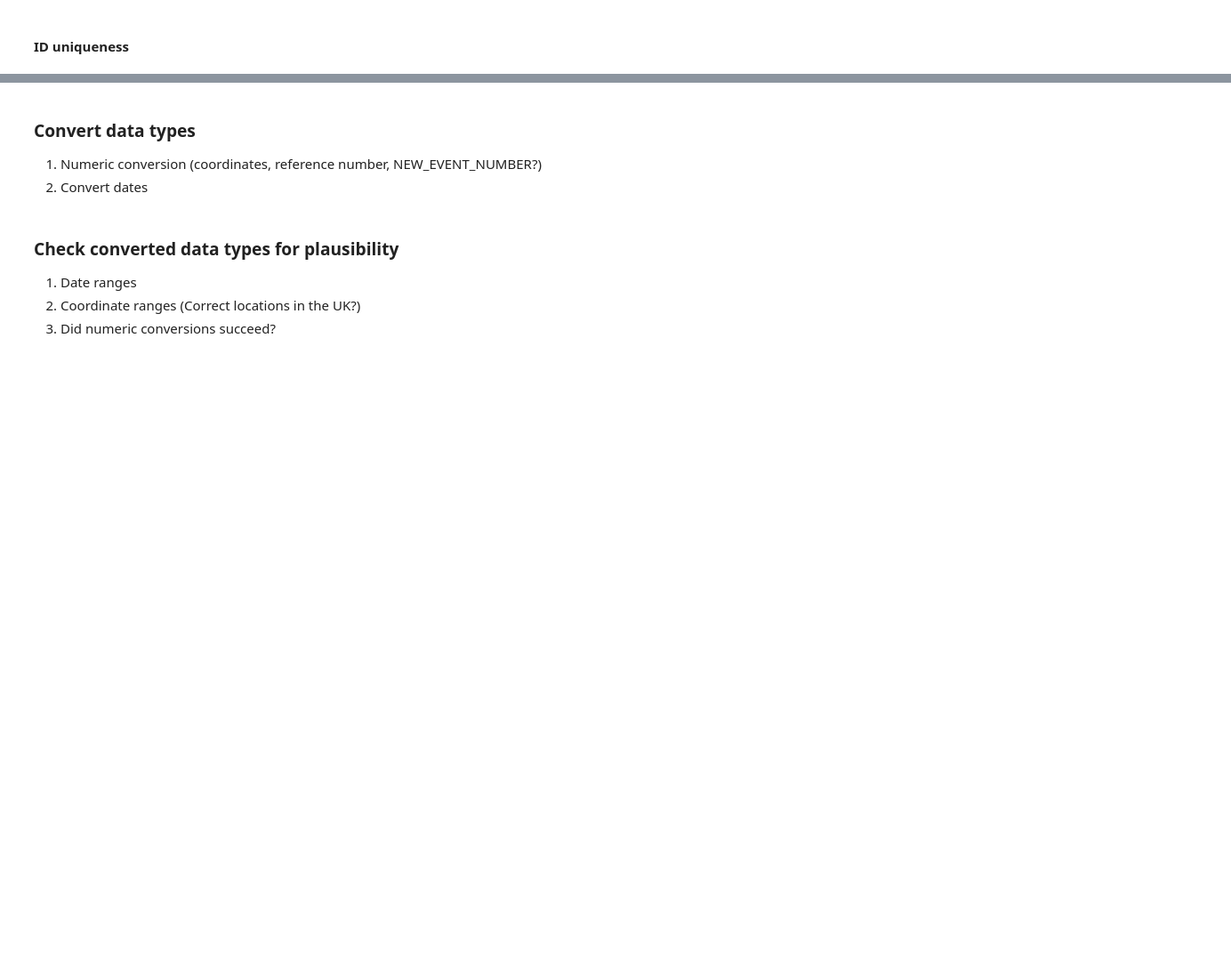
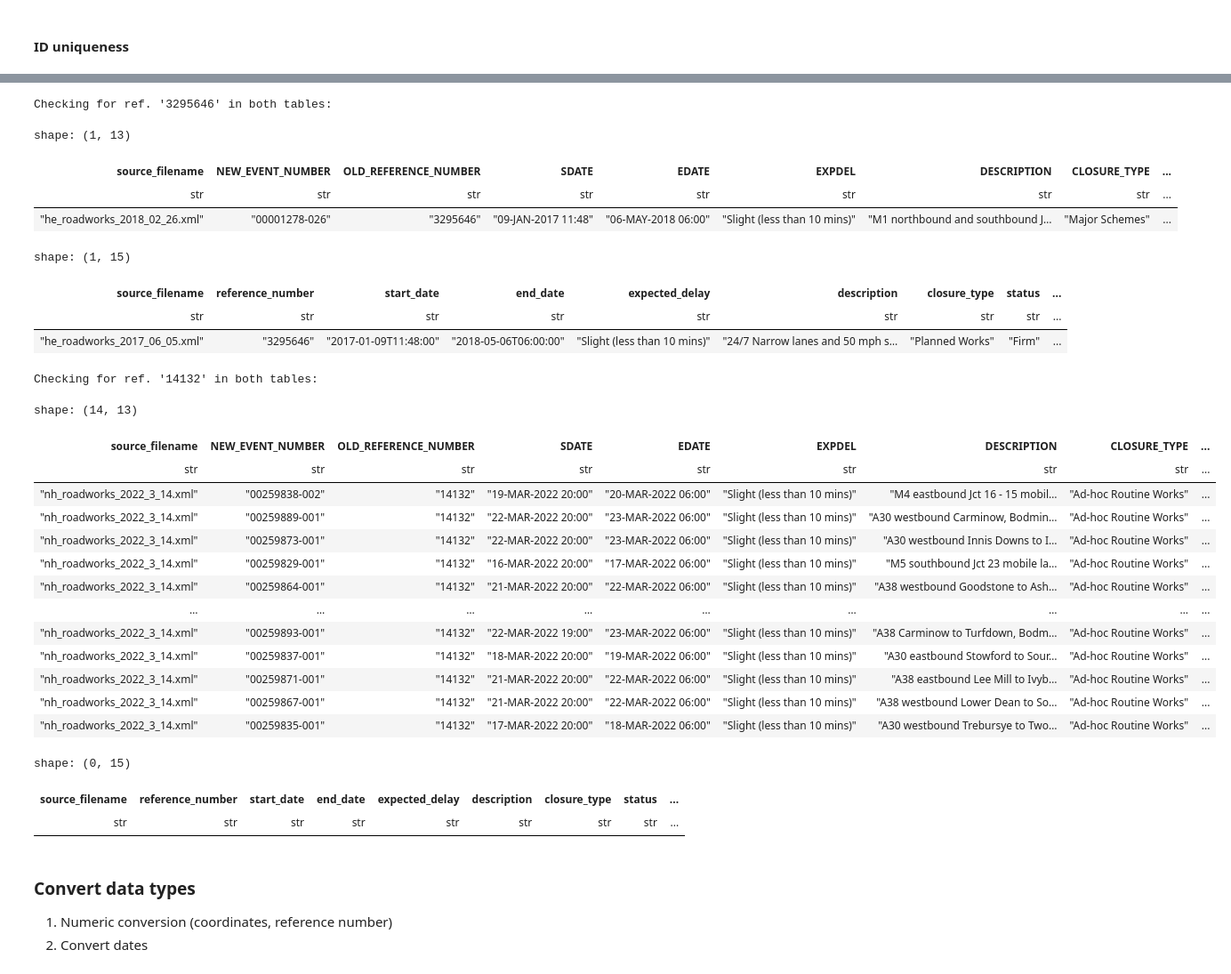
Before and after one commit to FlorisRX/UK_roadworks_XML_pipeline, a Jupyter notebook: data_exploration.ipynb, the cells around one changed output, grey strips where cells are left out. Shown at 89% size. Cells and saved outputs as stored; diff of their text form; code cells hidden in the pictures; blank space fills up the shorter version.

```diff
--- a/data_exploration.ipynb
+++ b/data_exploration.ipynb
@@ -939,10 +949,4 @@ Connection successful.
 # %%
-pl.Config.set_tbl_rows(50)
-pl.Config.set_tbl_cols(50)
-
-new_table = RAW_NEW_TABLE_NAME
-old_table = RAW_OLD_TABLE_NAME
-
 print(f"--- Inspecting DuckDB Database: {DUCKDB_FILE} ---")
 
 if not os.path.exists(DUCKDB_FILE):
@@ -1117,7 +1121,6 @@ shape: (5, 15)
 #### NULL & Placeholder check
 # %%
 pl.Config.set_tbl_rows(50)
-pl.Config.set_tbl_cols(50)
 
 # Ensure connection 'con' from the previous cell is available and valid
 if con is None:
@@ -1541,3 +1545,20 @@ shape: (2, 2)
 ... (13 outputs left out)
 # %% [markdown]
 #### ID uniqueness
+# %%
+def search_by_id(con, table_name, id_col, id_value):
+    """
+    Searches for a specific ID in the given table and returns the result as a Polars DataFrame.
+    """
+    query = f'SELECT * FROM "{table_name}" WHERE "{id_col}" = {id_value}'
+    return run_query(con, query)
+
+
+# duplicate_examples_query = f'''
+#     SELECT *
+#     FROM "{RAW_OLD_TABLE_NAME}"
+#     WHERE "reference_number" = '1479020'
+# '''
+# details_df = run_query(con, duplicate_examples_query)
+# print(f"\n  Example of duplicate '1479020' value:")
+# display(details_df)
@@ -1733,9 +1891,44 @@ shape: (5, 3)
+# %%
+# Show all records where the ID matches
+find_id = '3295646'
+print(f"Checking for ref. '{find_id}' in both tables:")
+display(search_by_id(con, RAW_NEW_TABLE_NAME, 'OLD_REFERENCE_NUMBER', find_id))
+display(search_by_id(con, RAW_OLD_TABLE_NAME, 'reference_number', find_id))
+
+# Show all records where the ID matches
+find_id = '14132'
+print(f"Checking for ref. '{find_id}' in both tables:")
+display(search_by_id(con, RAW_NEW_TABLE_NAME, 'OLD_REFERENCE_NUMBER', find_id))
+display(search_by_id(con, RAW_OLD_TABLE_NAME, 'reference_number', find_id))
+# %% [output]
+Checking for ref. '3295646' in both tables:
+shape: (1, 13)
+| source_filename | NEW_EVENT_NUMBER | OLD_REFERENCE_NUMBER | SDATE | EDATE | EXPDEL | DESCRIPTION | CLOSURE_TYPE | ... |
+| str | str | str | str | str | str | str | str | ... |
+| "he_roadworks_2018_02_26.xml" | "00001278-026" | "3295646" | "09-JAN-2017 11:48" | "06-MAY-2018 06:00" | "Slight (less than 10 mins)" | "M1 northbound and southbound J… | "Major Schemes" | ... |
+shape: (1, 15)
+| source_filename | reference_number | start_date | end_date | expected_delay | description | closure_type | status | ... |
+| str | str | str | str | str | str | str | str | ... |
+| "he_roadworks_2017_06_05.xml" | "3295646" | "2017-01-09T11:48:00" | "2018-05-06T06:00:00" | "Slight (less than 10 mins)" | "24/7 Narrow lanes and 50 mph s… | "Planned Works" | "Firm" | ... |
+Checking for ref. '14132' in both tables:
+shape: (14, 13)
+| source_filename | NEW_EVENT_NUMBER | OLD_REFERENCE_NUMBER | SDATE | EDATE | EXPDEL | DESCRIPTION | CLOSURE_TYPE | ... |
+| str | str | str | str | str | str | str | str | ... |
+| "nh_roadworks_2022_3_14.xml" | "00259838-002" | "14132" | "19-MAR-2022 20:00" | "20-MAR-2022 06:00" | "Slight (less than 10 mins)" | "M4 eastbound Jct 16 - 15 mobil… | "Ad-hoc Routine Works" | ... |
+| "nh_roadworks_2022_3_14.xml" | "00259889-001" | "14132" | "22-MAR-2022 20:00" | "23-MAR-2022 06:00" | "Slight (less than 10 mins)" | "A30 westbound Carminow, Bodmin… | "Ad-hoc Routine Works" | ... |
+| "nh_roadworks_2022_3_14.xml" | "00259873-001" | "14132" | "22-MAR-2022 20:00" | "23-MAR-2022 06:00" | "Slight (less than 10 mins)" | "A30 westbound Innis Downs to I… | "Ad-hoc Routine Works" | ... |
+| "nh_roadworks_2022_3_14.xml" | "00259829-001" | "14132" | "16-MAR-2022 20:00" | "17-MAR-2022 06:00" | "Slight (less than 10 mins)" | "M5 southbound Jct 23 mobile la… | "Ad-hoc Routine Works" | ... |
+| "nh_roadworks_2022_3_14.xml" | "00259864-001" | "14132" | "21-MAR-2022 20:00" | "22-MAR-2022 06:00" | "Slight (less than 10 mins)" | "A38 westbound Goodstone to Ash… | "Ad-hoc Routine Works" | ... |
+| … | … | … | … | … | … | … | … | ... |
+| "nh_roadworks_2022_3_14.xml" | "00259893-001" | "14132" | "22-MAR-2022 19:00" | "23-MAR-2022 06:00" | "Slight (less than 10 mins)" | "A38 Carminow to Turfdown, Bodm… | "Ad-hoc Routine Works" | ... |
+| "nh_roadworks_2022_3_14.xml" | "00259837-001" | "14132" | "18-MAR-2022 20:00" | "19-MAR-2022 06:00" | "Slight (less than 10 mins)" | "A30 eastbound Stowford to Sour… | "Ad-hoc Routine Works" | ... |
+| "nh_roadworks_2022_3_14.xml" | "00259871-001" | "14132" | "21-MAR-2022 20:00" | "22-MAR-2022 06:00" | "Slight (less than 10 mins)" | "A38 eastbound Lee Mill to Ivyb… | "Ad-hoc Routine Works" | ... |
+| "nh_roadworks_2022_3_14.xml" | "00259867-001" | "14132" | "21-MAR-2022 20:00" | "22-MAR-2022 06:00" | "Slight (less than 10 mins)" | "A38 westbound Lower Dean to So… | "Ad-hoc Routine Works" | ... |
+| "nh_roadworks_2022_3_14.xml" | "00259835-001" | "14132" | "17-MAR-2022 20:00" | "18-MAR-2022 06:00" | "Slight (less than 10 mins)" | "A30 westbound Trebursye to Two… | "Ad-hoc Routine Works" | ... |
+shape: (0, 15)
+| source_filename | reference_number | start_date | end_date | expected_delay | description | closure_type | status | ... |
+| str | str | str | str | str | str | str | str | ... |
 # %% [markdown]
 ### Convert data types
-1. Numeric conversion (coordinates, reference number, NEW_EVENT_NUMBER?)
+1. Numeric conversion (coordinates, reference number)
 1. Convert dates
-# %% [markdown]
-### Check converted data types for plausibility
-1. Date ranges
-1. Coordinate ranges (Correct locations in the UK?)
-1. Did numeric conversions succeed?
```
Also changed, not shown: parts of 32 cells of this notebook, 5 other files.
